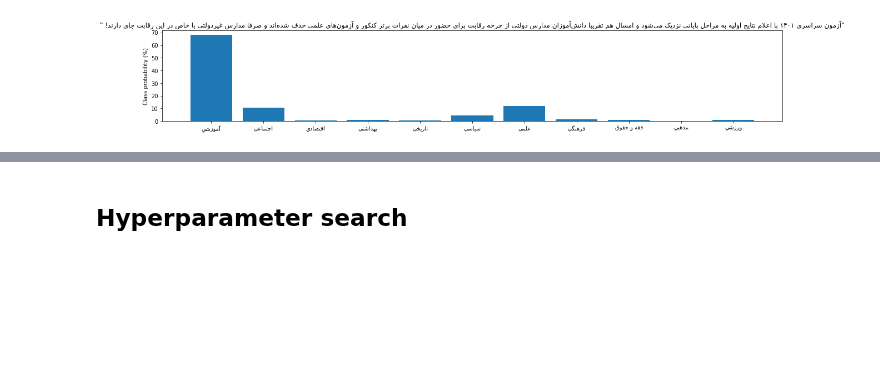
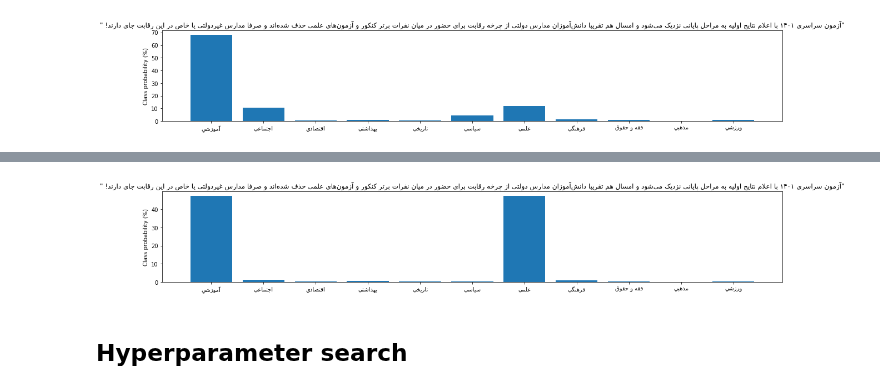
Before and after one commit to ZahraDehghani99/Natural-Language-Processing, a Jupyter notebook: HW5/text_classification_with_transformers.ipynb, the cells around one changed output, grey strips where cells are left out. Drawn from its saved outputs; the diff is of its cells as text; code cells hidden in the pictures; blank space fills up the shorter version.

```diff
--- a/HW5/text_classification_with_transformers.ipynb
+++ b/HW5/text_classification_with_transformers.ipynb
@@ -609,3 +842,12 @@ HooshvareLab/bert-fa-base-uncased-clf-persiannews
+# %%
+preds_df = pd.DataFrame(preds[0])
+plt.bar(classes_fa_style, 100 * preds_df["score"], color='C0')
+plt.title(f'"{get_display(reshape(custom_news))}"')
+plt.ylabel("Class probability (%)")
+plt.rcParams["figure.figsize"] = (20,3)
+plt.show()
+# %% [output]
+[figure, added]
 # %% [markdown]
 ## Hyperparameter search
 # %% [markdown]
```
Also changed, not shown: parts of 45 cells of this notebook.
